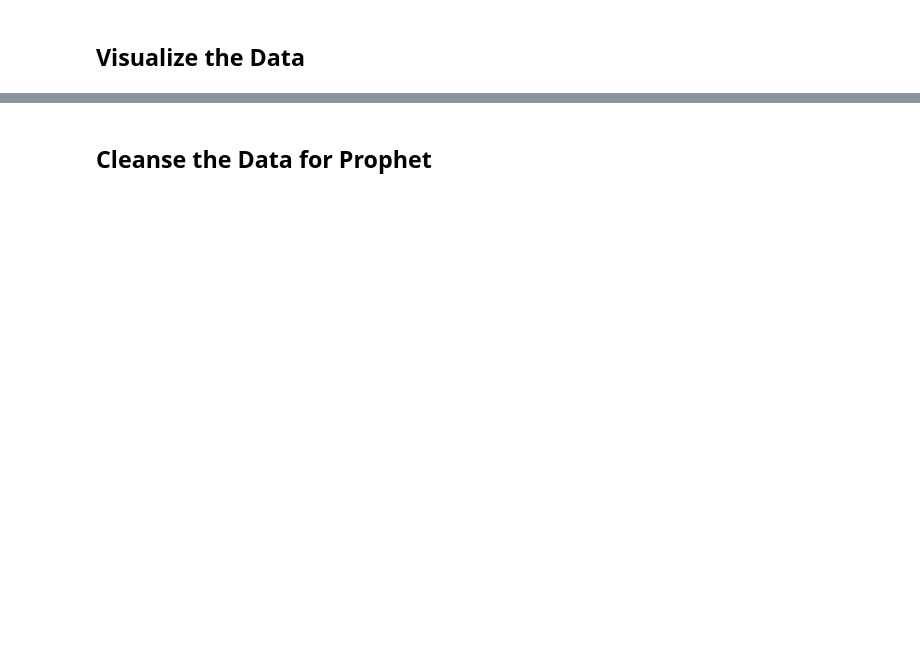
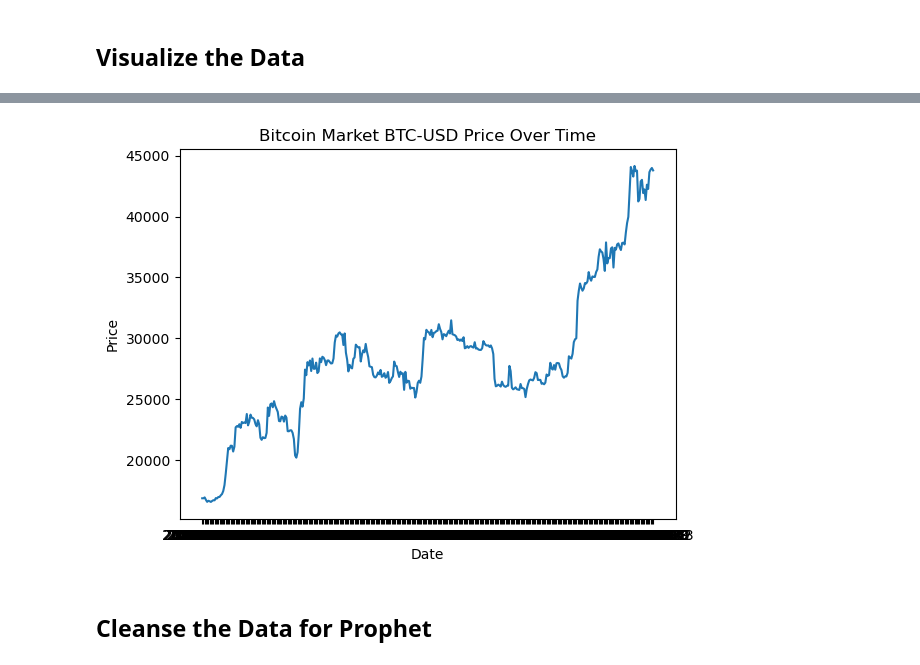
Before and after one commit to juanlavieri/housing_currency, a Jupyter notebook: Bitcoin_Prices_Analysis.ipynb, the cells around one changed output, grey strips where cells are left out. Drawn from its saved outputs; the diff is of its cells as text; code cells hidden in the pictures; blank space fills up the shorter version.

```diff
--- a/Bitcoin_Prices_Analysis.ipynb
+++ b/Bitcoin_Prices_Analysis.ipynb
@@ -70,3 +125,13 @@ plt.show()
+# %%
+import matplotlib.pyplot as plt
+
+plt.plot(df['Date'], df['Price'])
+plt.xlabel('Date')
+plt.ylabel('Price')
+plt.title('Bitcoin Market BTC-USD Price Over Time')
+plt.show()
+# %% [output]
+[figure, added]
 # %% [markdown]
 ## Cleanse the Data for Prophet
 # %%
```
Also changed, not shown: parts of 36 cells of this notebook.
